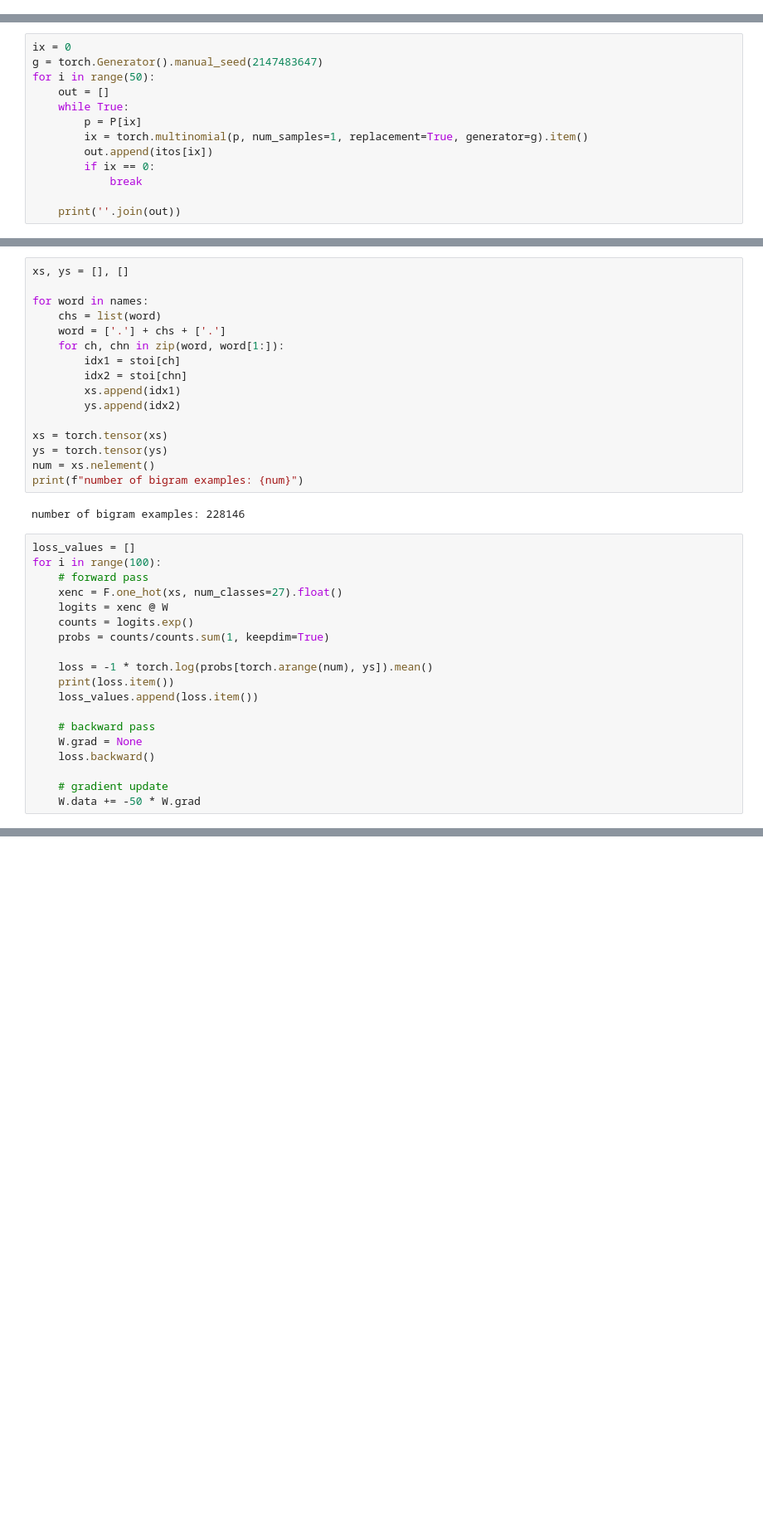
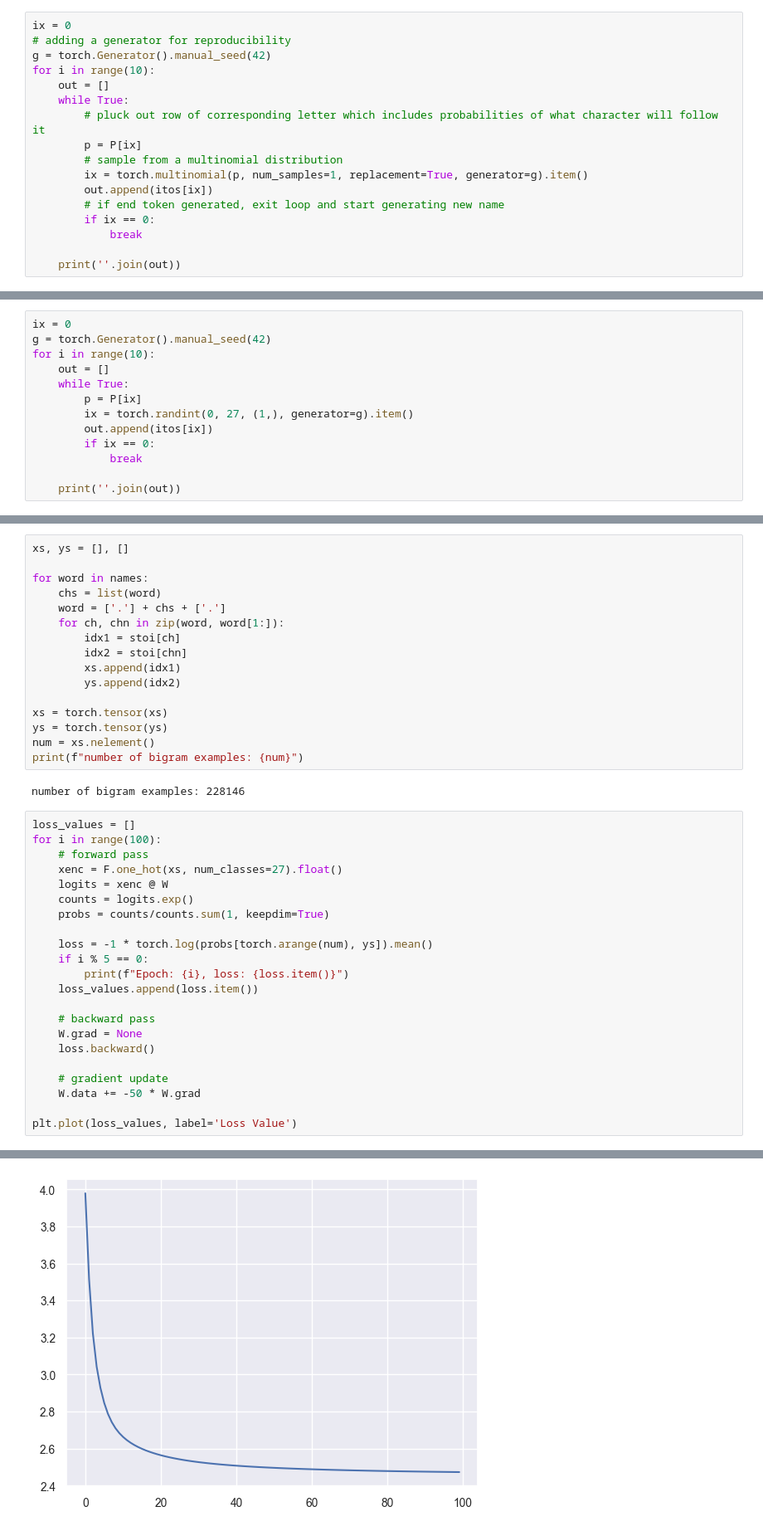
Before and after one commit to Thilak-cm/848k-project, a Jupyter notebook: bigramLM.ipynb, the cells around one changed output, grey strips where cells are left out. Shown at 83% size. Saved outputs shown, nothing was run; the diff lists cells and outputs as text; blank space fills up the shorter version.

```diff
--- a/bigramLM.ipynb
+++ b/bigramLM.ipynb
@@ -107,0 +134,17 @@ tensor(1.)
+# %%
+ix = 0
+# adding a generator for reproducibility
+g = torch.Generator().manual_seed(42)
+for i in range(10):
+    out = []
+    while True:
+        # pluck out row of corresponding letter which includes probabilities of what character will follow it
+        p = P[ix]
+        # sample from a multinomial distribution
+        ix = torch.multinomial(p, num_samples=1, replacement=True, generator=g).item()
+        out.append(itos[ix])
+        # if end token generated, exit loop and start generating new name
+        if ix == 0:
+            break
+
+    print(''.join(out))
@@ -108,11 +166,11 @@ tensor(1.)
 # %%
 ix = 0
-g = torch.Generator().manual_seed(2147483647)
-for i in range(50):
+g = torch.Generator().manual_seed(42)
+for i in range(10):
     out = []
     while True:
         p = P[ix]
-        ix = torch.multinomial(p, num_samples=1, replacement=True, generator=g).item()
+        ix = torch.randint(0, 27, (1,), generator=g).item()
         out.append(itos[ix])
         if ix == 0:
             break
@@ -262,7 +320,8 @@ for i in range(100):
     probs = counts/counts.sum(1, keepdim=True)
 
     loss = -1 * torch.log(probs[torch.arange(num), ys]).mean()
-    print(loss.item())
+    if i % 5 == 0:
+        print(f"Epoch: {i}, loss: {loss.item()}")
     loss_values.append(loss.item())
 
     # backward pass
@@ -271,4 +330,6 @@ for i in range(100):
 
     # gradient update
     W.data += -50 * W.grad
+
+plt.plot(loss_values, label='Loss Value')
 # %% [output]
@@ -291,0 +357 @@ for i in range(100):
+[figure, added]
```
Also changed, not shown: parts of 20 cells of this notebook.
